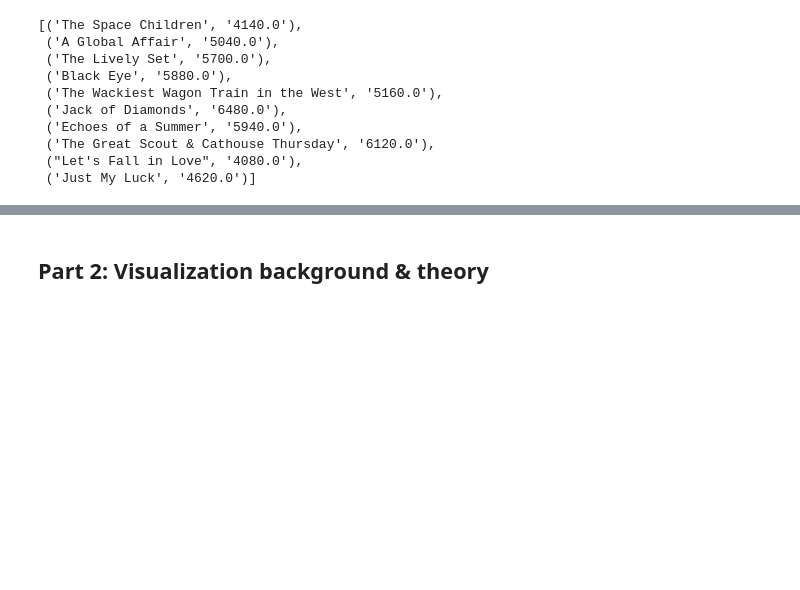
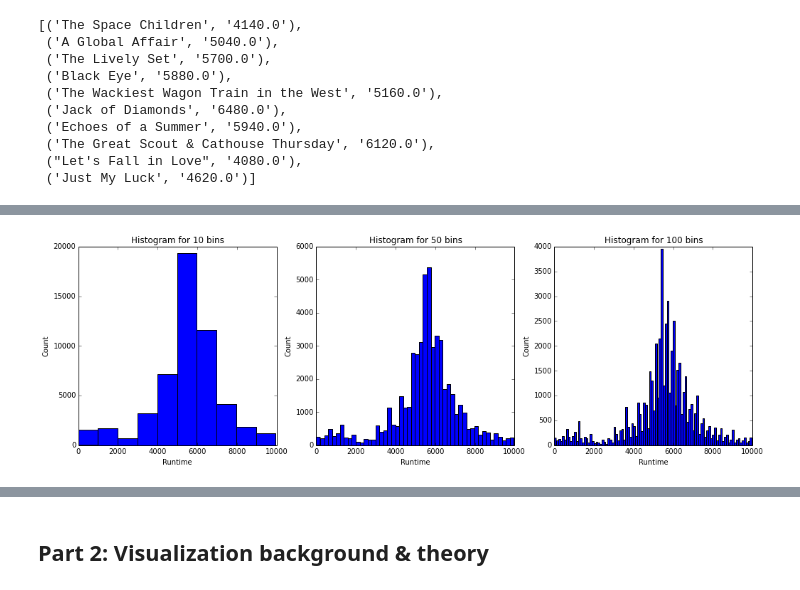
Before and after one commit to alphabits/02806-spring-2014, a Jupyter notebook: assignment-1.ipynb, the cells around one changed output, grey strips where cells are left out. Cells and saved outputs as stored; diff of their text form; code cells hidden in the pictures; blank space fills up the shorter version.

```diff
--- a/assignment-1.ipynb
+++ b/assignment-1.ipynb
@@ -98,0 +186,2 @@ name_and_runtime = (row for row in name_and_runtime_parsed if is_defined(row))
+# %%
+runtimes_under_1e4 = filter(lambda r: r < 1e4, runtimes)
@@ -98,0 +192,11 @@ name_and_runtime = (row for row in name_and_runtime_parsed if is_defined(row))
+# %%
+fig, subplots = plt.subplots(1, 3)
+fig.set_size_inches(17, 5)
+
+for subplot, bins in zip(subplots, [10, 50, 100]):
+    subplot.set_xlabel("Runtime")
+    subplot.set_ylabel("Count")
+    subplot.set_title("Histogram for {0} bins".format(bins))
+    subplot.hist(runtimes_under_1e4, bins=bins)
+# %% [output]
+[figure, added]
```
Also changed, not shown: parts of 18 cells of this notebook, 2 other files.
